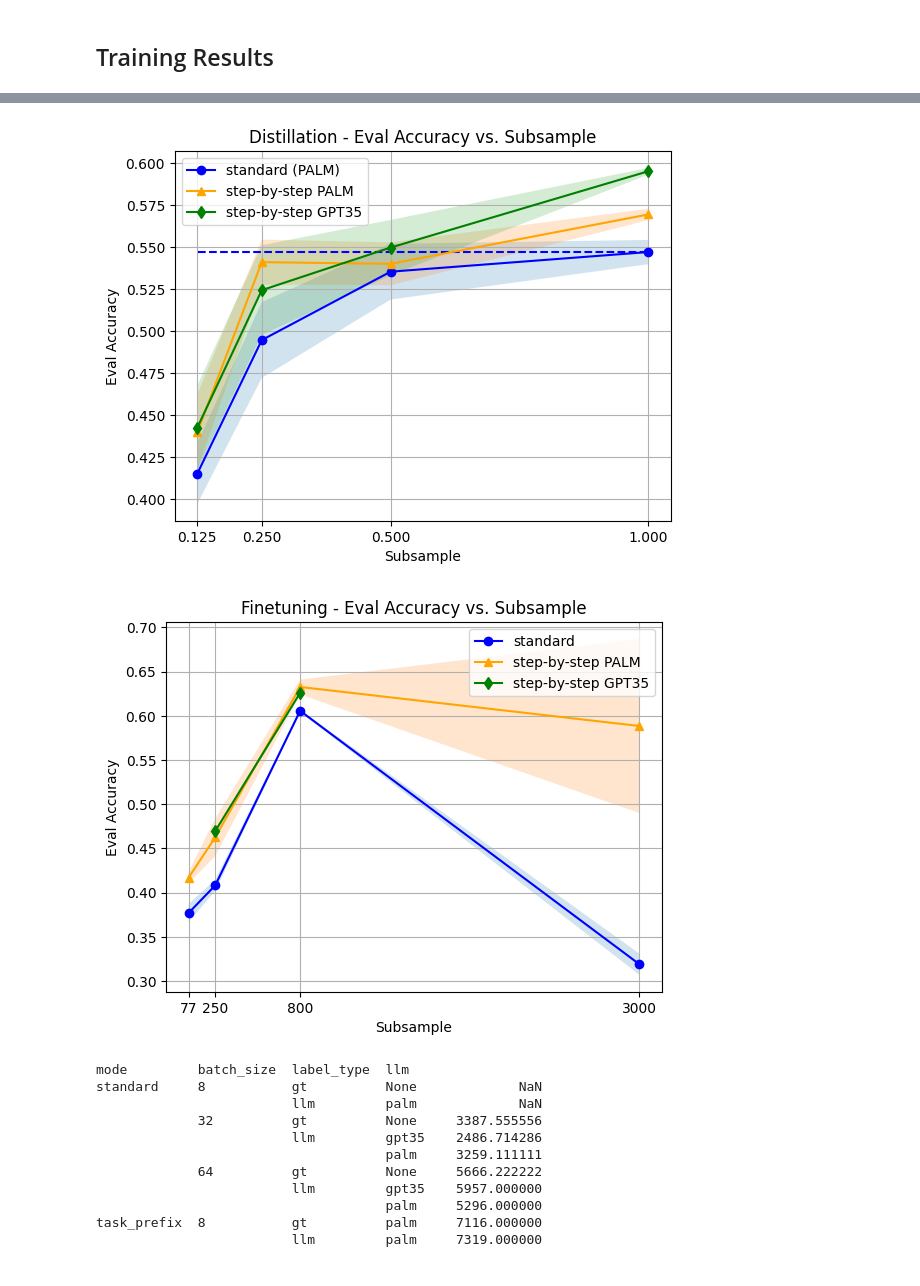
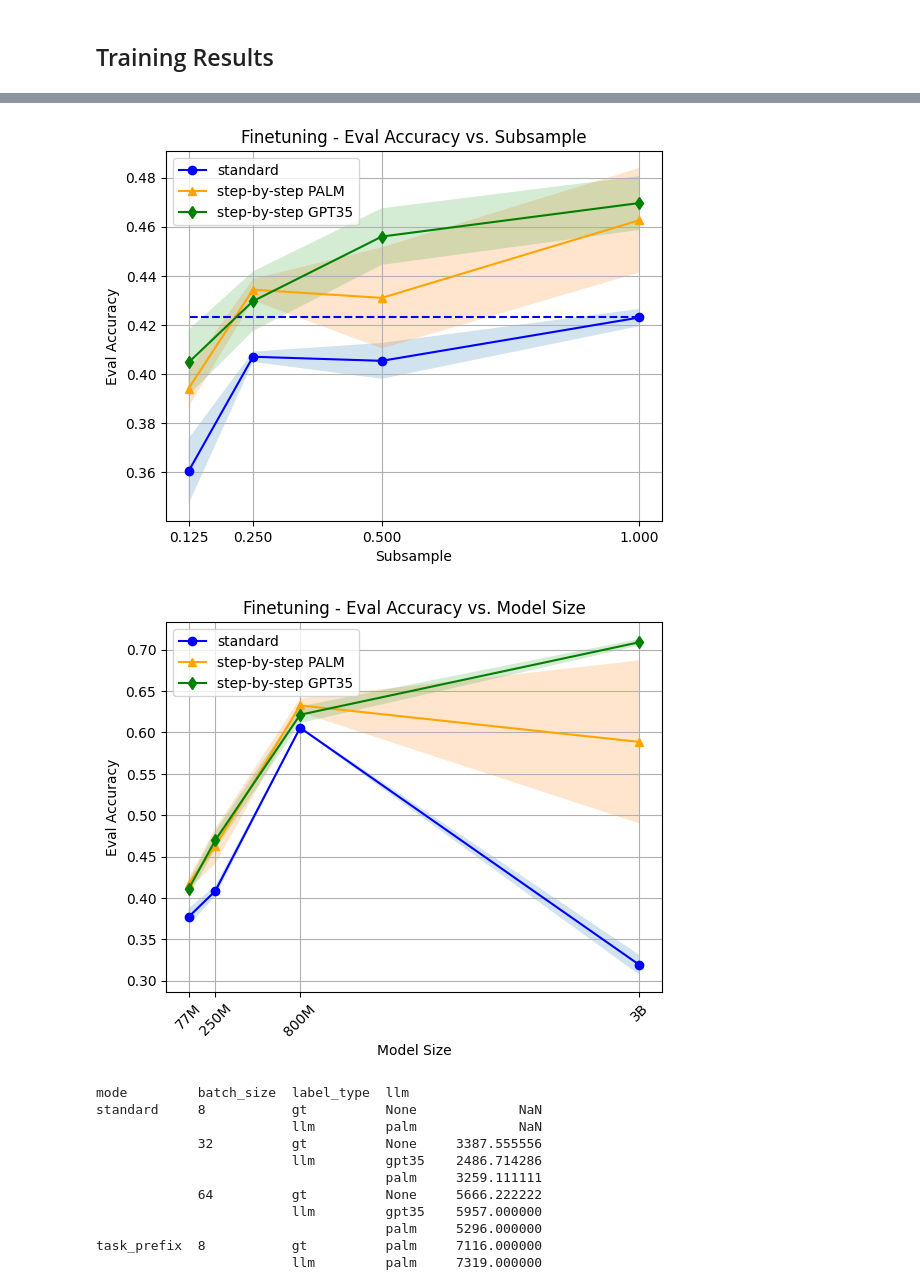
Before and after one commit to lukasvoege/ZeroShot-step-by-step-distillation, a Jupyter notebook: analytics.ipynb, the cells around one changed output, grey strips where cells are left out. Cells and saved outputs as stored; diff of their text form; code cells hidden in the pictures.

```diff
--- a/analytics.ipynb
+++ b/analytics.ipynb
@@ -190,6 +190,7 @@ meta_df.plot.scatter(x="avg_nr_of_words", y="flesch_reading_ease")
 ## Training Results
 # %%
 experiments = pd.read_csv('experiment-tracking/experiment_tracking.csv')
+experiments["llm"] = experiments["llm"].fillna("None")
 experiments.head()
 # %% [output]
 |  | experiment_group | category | dataset | model | mode | llm | subsample | prompt_mix | label_type | ... |
@@ -256,9 +257,9 @@ def subsampling_graph(experiments_data: pd.DataFrame, dataset: str, labels: bool
     ax.set_xlabel("Subsample")
     ax.legend()
 # %%
-subsampling_graph(experiments, dataset="cqa", labels=False, prompt_mix=7, distill_labels="palm")
+subsampling_graph(experiments, dataset="anli1", labels=True, prompt_mix=6, distill_labels="palm")
 # %% [output]
-[figure, old version]
+[figure, new version]
 # %%
 def modelsize_graph(experiments_data: pd.DataFrame, dataset: str, labels: bool, prompt_mix: int, distill_labels: str = None):
     # replace nan with "None"
@@ -312,18 +313,19 @@ def modelsize_graph(experiments_data: pd.DataFrame, dataset: str, labels: bool,
 
     # set x ticks to subsample values and add grid lines to x and y axis
     ax.set_xticks(standard["model_size"])
+    ax.set_xticklabels(["77M", "250M", "800M", "3B"], rotation=45)
     ax.grid(axis="x")
     ax.grid(axis="y")
 
-    title = "Finetuning - Eval Accuracy vs. Subsample" if labels else f"Distillation - Eval Accuracy vs. Subsample"
+    title = "Finetuning - Eval Accuracy vs. Model Size" if labels else f"Distillation - Eval Accuracy vs. Model Size"
     ax.set_title(title)
     ax.set_ylabel("Eval Accuracy")
-    ax.set_xlabel("Subsample")
+    ax.set_xlabel("Model Size")
     ax.legend()
 # %%
-modelsize_graph(experiments, dataset="anli1", labels=True, prompt_mix=6, distill_labels="gpt35")
+modelsize_graph(experiments, dataset="anli1", labels=True, prompt_mix=6, distill_labels="palm")
 # %% [output]
-[figure, old version]
+[figure, new version]
 # %%
 experiments.groupby(["mode", "batch_size", "label_type", "llm"])["train_duration"].mean()
 # %% [output]
```
Also changed, not shown: parts of 5 cells of this notebook, 5 other files.
